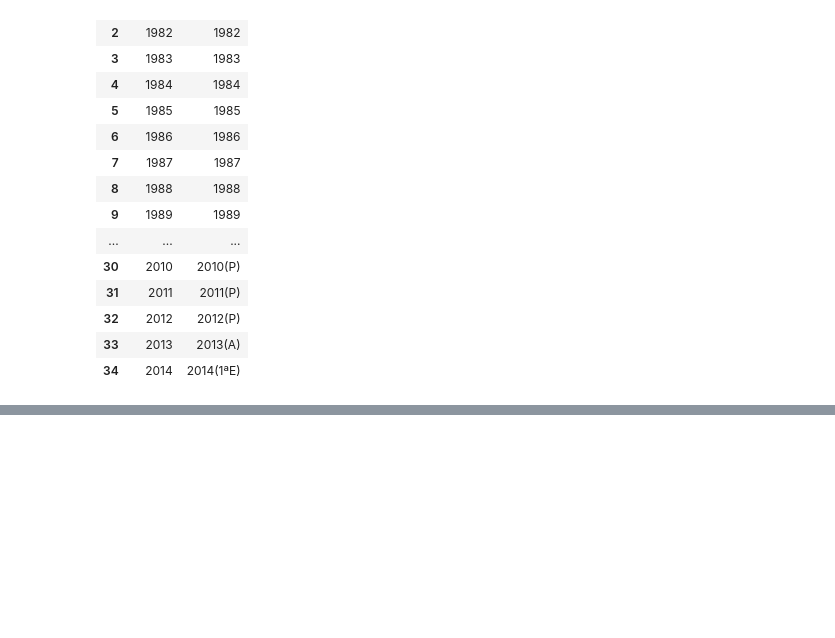
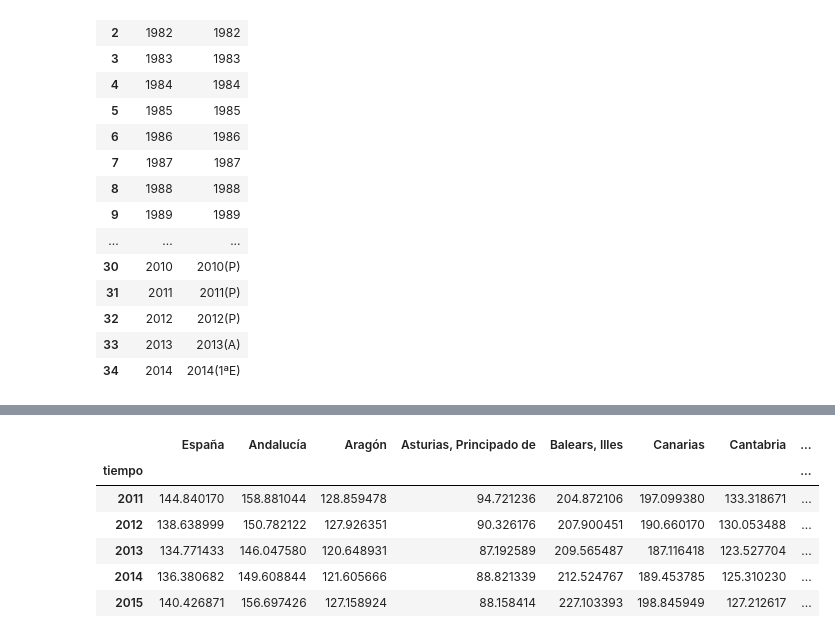
Before and after one commit to mmngreco/okun_ccaa, a Jupyter notebook: code/tabulacion_datos.ipynb, the cells around one changed output, grey strips where cells are left out. Cells and saved outputs as stored; diff of their text form; code cells hidden in the pictures; blank space fills up the shorter version.

```diff
--- a/code/tabulacion_datos.ipynb
+++ b/code/tabulacion_datos.ipynb
@@ -558,0 +629,4 @@ pib.to_excel('d_y.xls', encoding='utf-8', index=False)
+# %%
+for i in d.index[:-1]:
+    print(i)
+    d.ix[i+1,:] = add(multiply(d.ix[i+1, :], d.ix[i, :]) / 100, d.ix[i, :])
@@ -558,0 +651,10 @@ pib.to_excel('d_y.xls', encoding='utf-8', index=False)
+# %%
+d.tail()
+# %% [output]
+|  | España | Andalucía | Aragón | Asturias, Principado de | Balears, Illes | Canarias | Cantabria | ... |
+| tiempo |  |  |  |  |  |  |  | ... |
+| 2011 | 144.840170 | 158.881044 | 128.859478 | 94.721236 | 204.872106 | 197.099380 | 133.318671 | ... |
+| 2012 | 138.638999 | 150.782122 | 127.926351 | 90.326176 | 207.900451 | 190.660170 | 130.053488 | ... |
+| 2013 | 134.771433 | 146.047580 | 120.648931 | 87.192589 | 209.565487 | 187.116418 | 123.527704 | ... |
+| 2014 | 136.380682 | 149.608844 | 121.605666 | 88.821339 | 212.524767 | 189.453785 | 125.310230 | ... |
+| 2015 | 140.426871 | 156.697426 | 127.158924 | 88.158414 | 227.103393 | 198.845949 | 127.212617 | ... |
```
Also changed, not shown: parts of 24 cells of this notebook, 7 other files.
